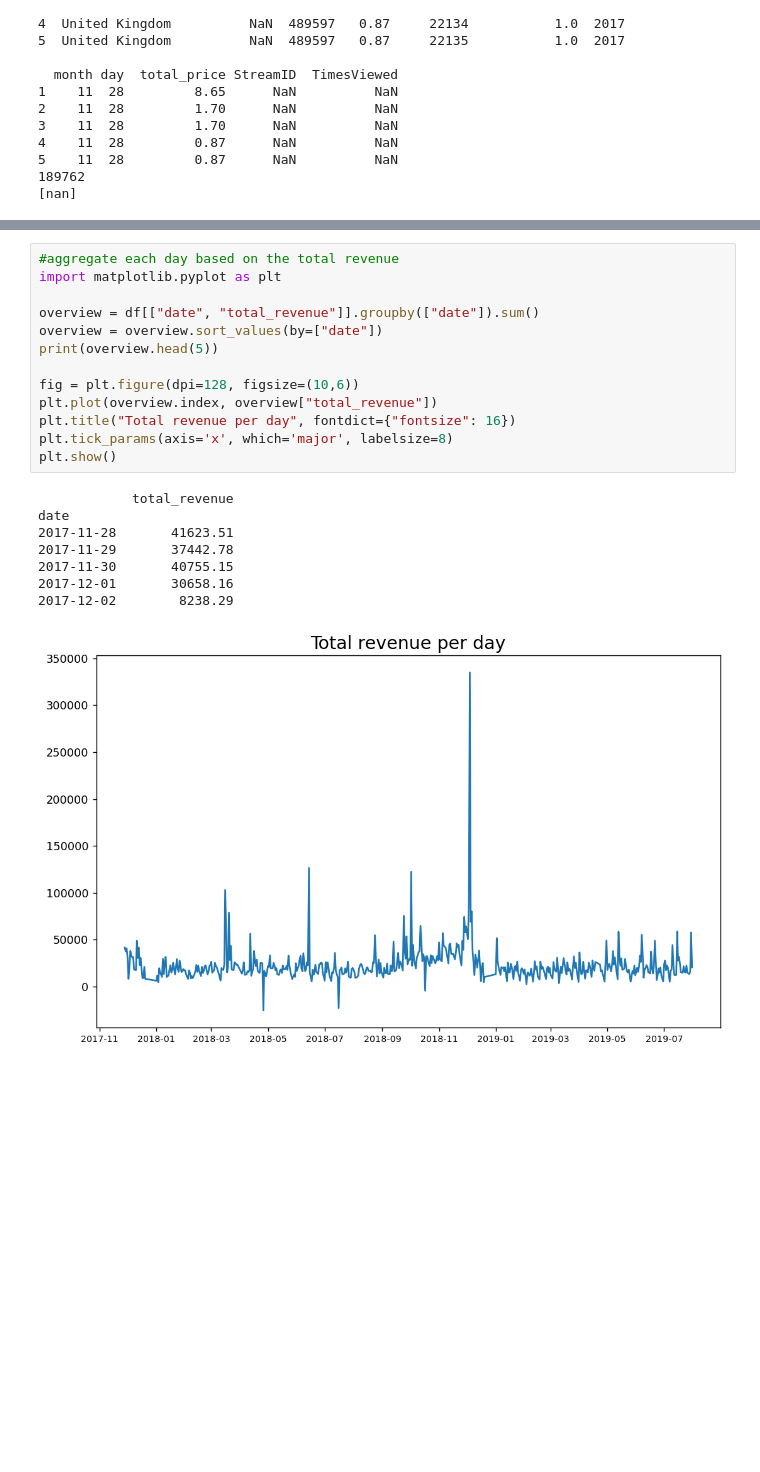
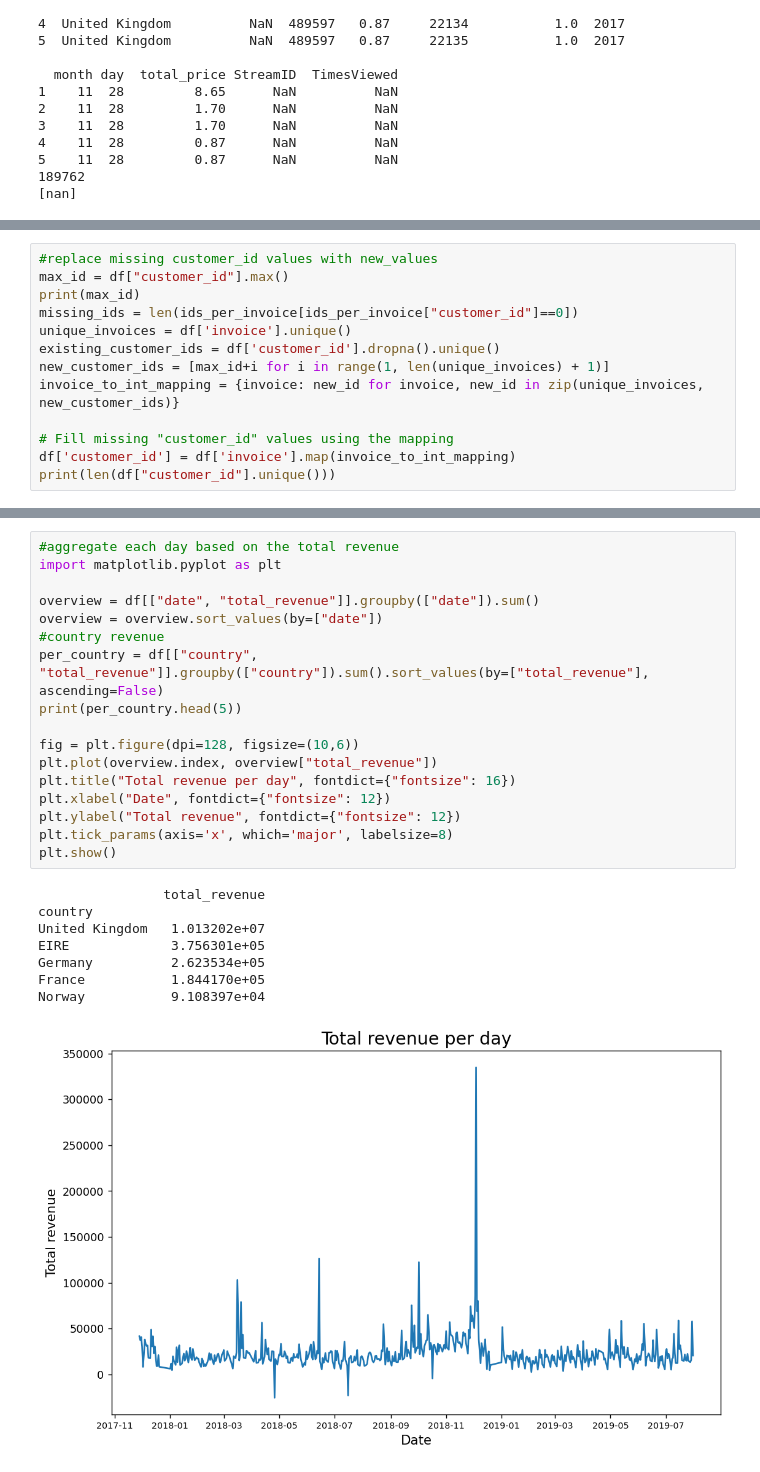
Before and after one commit to grquigg/ai-workflow-capstone, a Jupyter notebook: exploration.ipynb, the cells around one changed output, grey strips where cells are left out. Cells and saved outputs as stored; diff of their text form; blank space fills up the shorter version.

```diff
--- a/exploration.ipynb
+++ b/exploration.ipynb
@@ -194,0 +259,13 @@ Name: total_revenue, Length: 815011, dtype: float64
+# %%
+#replace missing customer_id values with new_values
+max_id = df["customer_id"].max()
+print(max_id)
+missing_ids = len(ids_per_invoice[ids_per_invoice["customer_id"]==0])
+unique_invoices = df['invoice'].unique()
+existing_customer_ids = df['customer_id'].dropna().unique()
+new_customer_ids = [max_id+i for i in range(1, len(unique_invoices) + 1)]
+invoice_to_int_mapping = {invoice: new_id for invoice, new_id in zip(unique_invoices, new_customer_ids)}
+
+# Fill missing "customer_id" values using the mapping
+df['customer_id'] = df['invoice'].map(invoice_to_int_mapping)
+print(len(df["customer_id"].unique()))
@@ -195,22 +336,26 @@ Name: total_revenue, Length: 815011, dtype: float64
 # %%
 #aggregate each day based on the total revenue
 import matplotlib.pyplot as plt
 
 overview = df[["date", "total_revenue"]].groupby(["date"]).sum()
 overview = overview.sort_values(by=["date"])
-print(overview.head(5))
+#country revenue
+per_country = df[["country", "total_revenue"]].groupby(["country"]).sum().sort_values(by=["total_revenue"], ascending=False)
+print(per_country.head(5))
 
 fig = plt.figure(dpi=128, figsize=(10,6))
 plt.plot(overview.index, overview["total_revenue"])
 plt.title("Total revenue per day", fontdict={"fontsize": 16})
+plt.xlabel("Date", fontdict={"fontsize": 12})
+plt.ylabel("Total revenue", fontdict={"fontsize": 12})
 plt.tick_params(axis='x', which='major', labelsize=8)
 plt.show()
 # %% [output]
-            total_revenue
-date
-2017-11-28       41623.51
-2017-11-29       37442.78
-2017-11-30       40755.15
-2017-12-01       30658.16
-2017-12-02        8238.29
+                total_revenue
+country
+United Kingdom   1.013202e+07
+EIRE             3.756301e+05
+Germany          2.623534e+05
+France           1.844170e+05
+Norway           9.108397e+04
-[figure, old version]
+[figure, new version]
```
Also changed, not shown: parts of 40 cells of this notebook, 1 other file.
